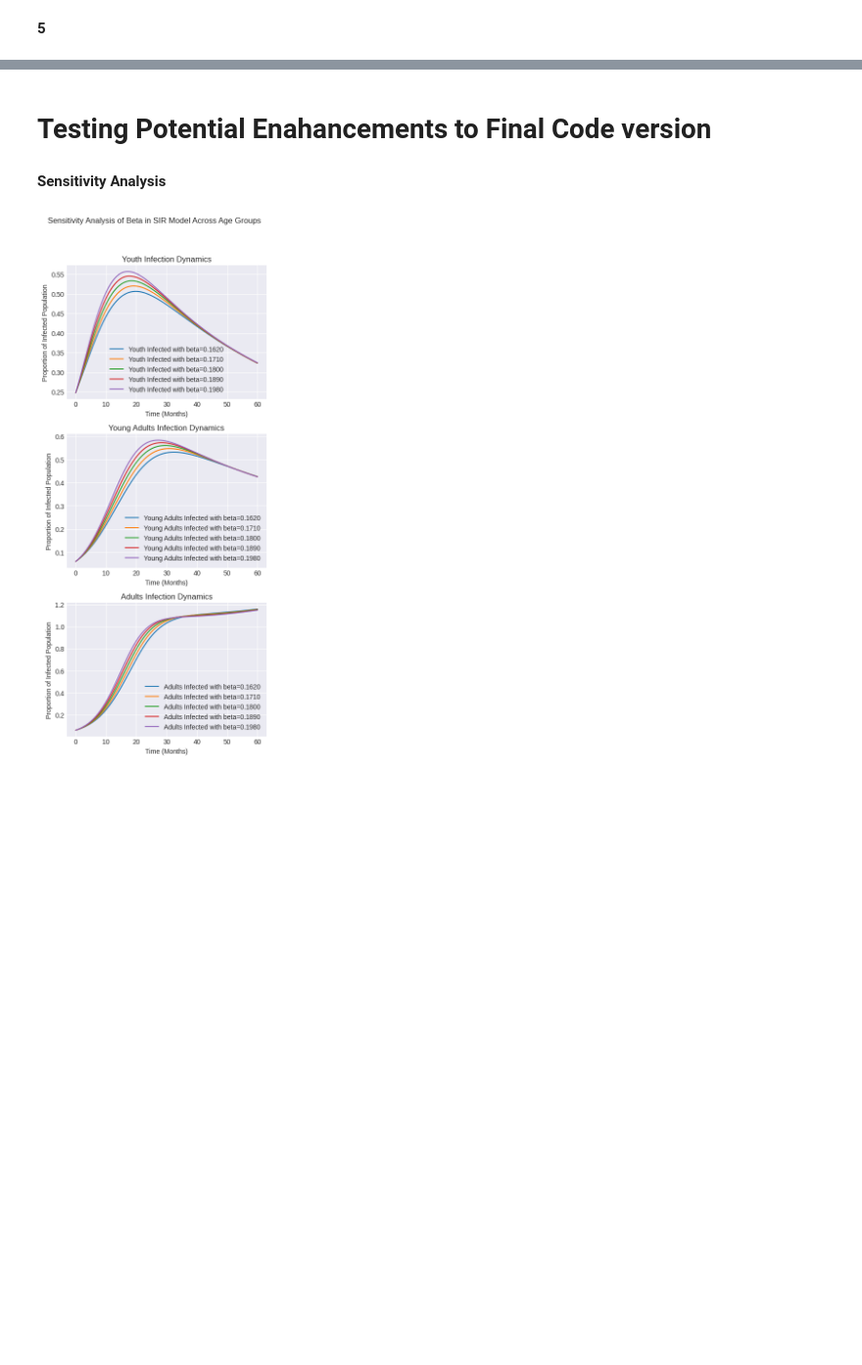
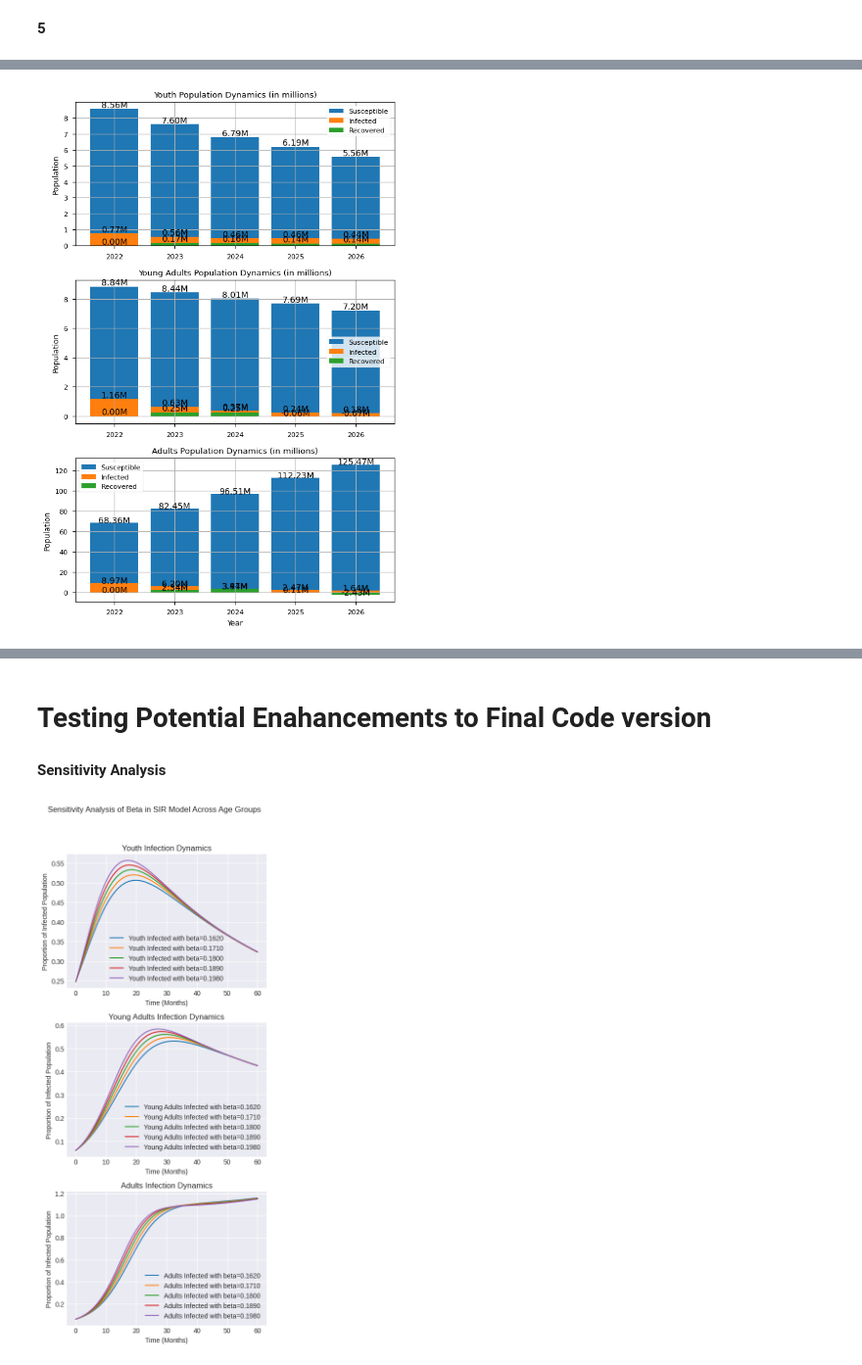
Before and after one commit to revak18/nicotine_use_mathmodel, a Jupyter notebook: NicotineUse_SIR_DDE_Model.ipynb, the cells around one changed output, grey strips where cells are left out. Shown at 98% size. Saved outputs shown, nothing was run; the diff lists cells and outputs as text; code cells hidden in the pictures; blank space fills up the shorter version.

```diff
--- a/NicotineUse_SIR_DDE_Model.ipynb
+++ b/NicotineUse_SIR_DDE_Model.ipynb
@@ -419,0 +447,91 @@ plt.show()
+# %%
+import numpy as np
+import matplotlib.pyplot as plt
+import pandas as pd
+
+# Assuming sol contains normalized proportions and population data is given
+# Base population for each group (in millions)
+population_youth = 28  # Replace with actual values
+population_young_adults = 30  # Replace with actual values
+population_adults = 232  # Replace with actual values
+
+years = [2022, 2023, 2024, 2025, 2026]
+time_indices = [(year - 2022) * 12 for year in years]
+
+data = []
+for idx, year in zip(time_indices, years):
+    youth_counts = sol[idx, :3] * population_youth
+    young_adults_counts = sol[idx, 3:6] * population_young_adults
+    adults_counts = sol[idx, 6:9] * population_adults
+
+    data.append([
+        year,
+        *youth_counts,
+        *young_adults_counts,
+        *adults_counts
+    ])
+
+columns = [
+    "Year",
+    "Youth Susceptible", "Youth Infected", "Youth Recovered",
+    "Young Adults Susceptible", "Young Adults Infected", "Young Adults Recovered",
+    "Adults Susceptible", "Adults Infected", "Adults Recovered"
+]
+
+df = pd.DataFrame(data, columns=columns)
+
+# Display the table
+df = df.round(2)
+print("Predicted Population Counts (in millions):")
+print(df)
+
+# Plotting bar charts for each age group
+categories = ["Susceptible", "Infected", "Recovered"]
+fig, axes = plt.subplots(3, 1, figsize=(6, 9))
+
+# Plot for Youth
+for i, cat in enumerate(categories):
+    axes[0].bar(
+        years,
+        df[[f"Youth {cat}" for cat in categories]].iloc[:, i],
+        label=cat
+    )
+    for year, value in zip(years, df[f"Youth {cat}"].values):
+        axes[0].text(year, value + 0.1, f"{value:.2f}M", ha="center")
+axes[0].set_title("Youth Population Dynamics (in millions)")
+axes[0].legend()
+axes[0].set_ylabel("Population")
+axes[0].grid(True)
+
+# Plot for Young Adults
+for i, cat in enumerate(categories):
+    axes[1].bar(
+        years,
+        df[[f"Young Adults {cat}" for cat in categories]].iloc[:, i],
+        label=cat
+    )
+    for year, value in zip(years, df[f"Young Adults {cat}"].values):
+        axes[1].text(year, value + 0.1, f"{value:.2f}M", ha="center")
+axes[1].set_title("Young Adults Population Dynamics (in millions)")
+axes[1].legend()
+axes[1].set_ylabel("Population")
+axes[1].grid(True)
+
+# Plot for Adults
+for i, cat in enumerate(categories):
+    axes[2].bar(
+        years,
+        df[[f"Adults {cat}" for cat in categories]].iloc[:, i],
+        label=cat
+    )
+    for year, value in zip(years, df[f"Adults {cat}"].values):
+        axes[2].text(year, value + 0.1, f"{value:.2f}M", ha="center")
+axes[2].set_title("Adults Population Dynamics (in millions)")
+axes[2].legend()
+axes[2].set_ylabel("Population")
+axes[2].set_xlabel("Year")
+axes[2].grid(True)
+
+plt.tight_layout()
+plt.show()
+# %% [output]
@@ -419,0 +555 @@ plt.show()
+[figure, added]
```
Also changed, not shown: parts of 12 cells of this notebook.
